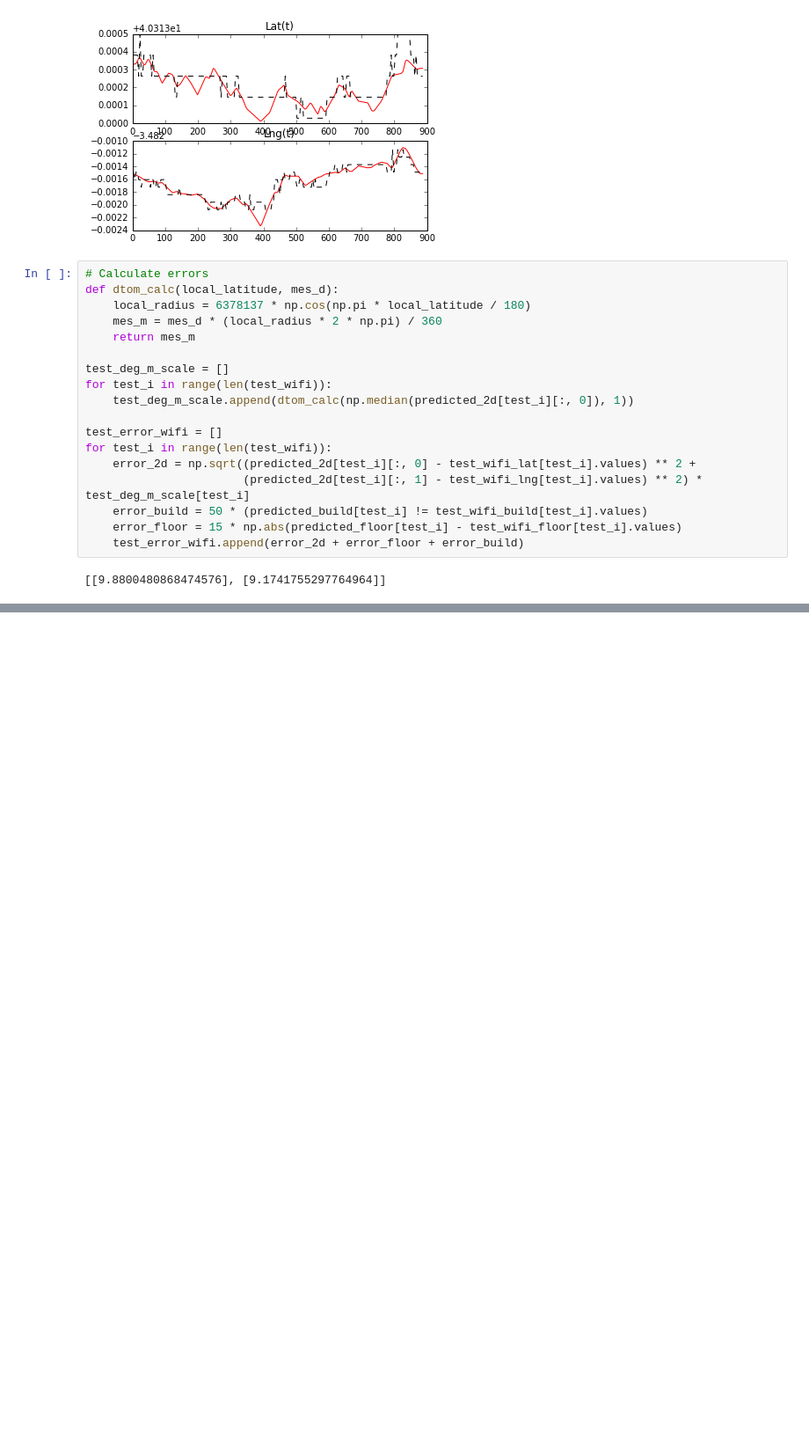
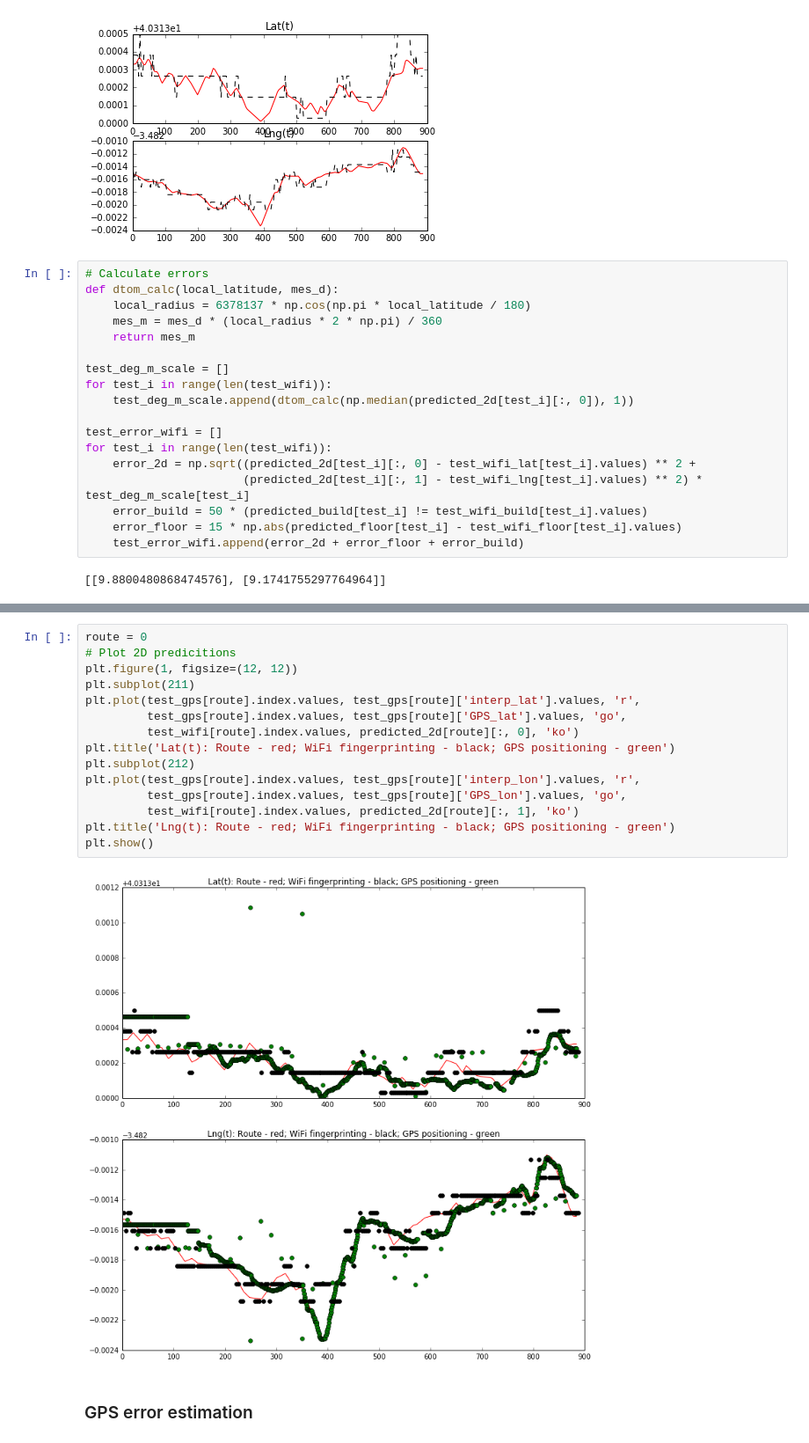
Before and after one commit to yairbeer/lis2016, a Jupyter notebook: train-heir-II.ipynb, the cells around one changed output, grey strips where cells are left out. Shown at 88% size. Cells and saved outputs as stored; diff of their text form; blank space fills up the shorter version.

Commit message:
fingerprinting works

```diff
--- a/train-heir-II.ipynb
+++ b/train-heir-II.ipynb
@@ -786,0 +850,19 @@ plt.show()
+# %%
+route = 0
+# Plot 2D predicitions
+plt.figure(1, figsize=(12, 12))
+plt.subplot(211)
+plt.plot(test_gps[route].index.values, test_gps[route]['interp_lat'].values, 'r',
+         test_gps[route].index.values, test_gps[route]['GPS_lat'].values, 'go',
+         test_wifi[route].index.values, predicted_2d[route][:, 0], 'ko')
+plt.title('Lat(t): Route - red; WiFi fingerprinting - black; GPS positioning - green')
+plt.subplot(212)
+plt.plot(test_gps[route].index.values, test_gps[route]['interp_lon'].values, 'r',
+         test_gps[route].index.values, test_gps[route]['GPS_lon'].values, 'go',
+         test_wifi[route].index.values, predicted_2d[route][:, 1], 'ko')
+plt.title('Lng(t): Route - red; WiFi fingerprinting - black; GPS positioning - green')
+plt.show()
+# %% [output]
+[figure, added]
+# %% [markdown]
+### GPS error estimation
```
Also changed, not shown: parts of 24 cells of this notebook, 1 other file.
